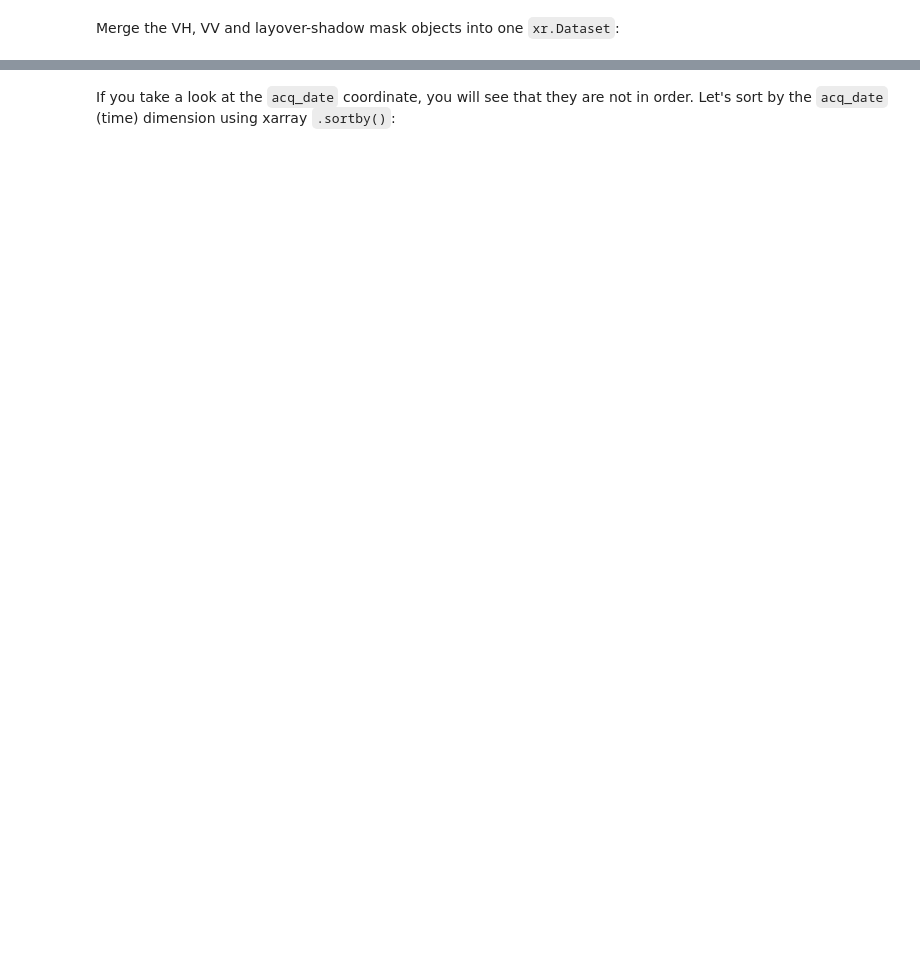
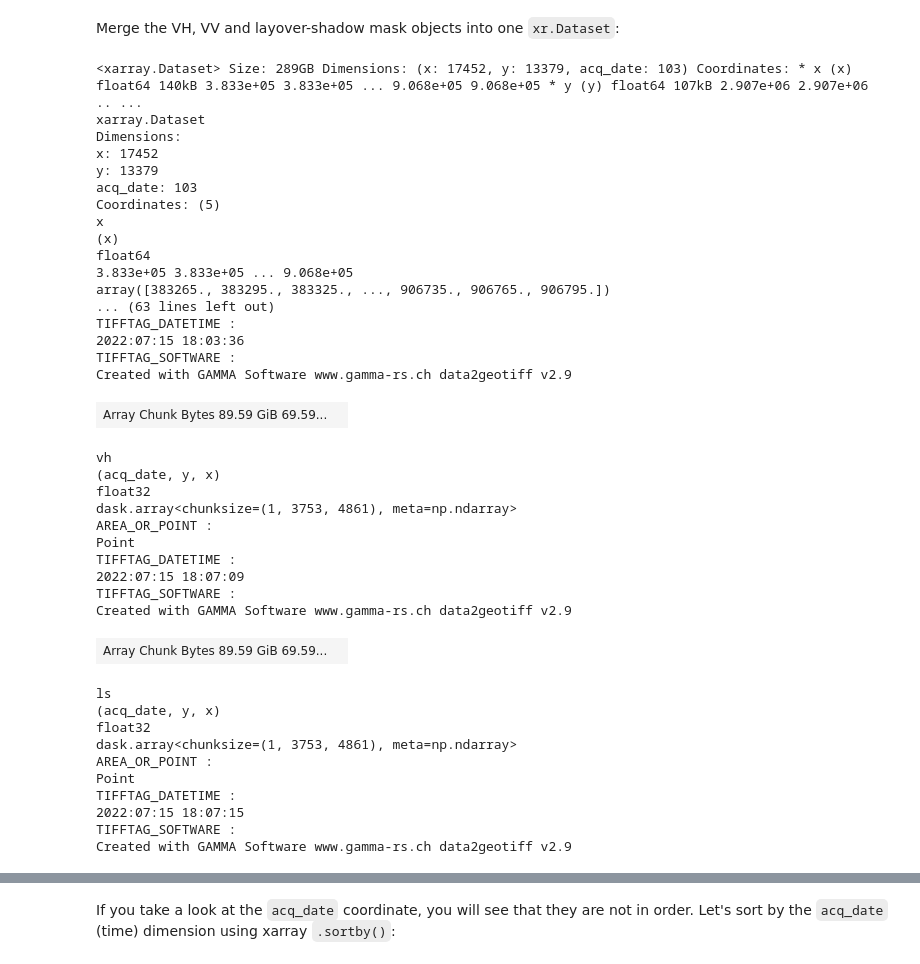
Before and after one commit to e-marshall/tutorials, a Jupyter notebook: book/endmatter/nbs/2_read_w_xropen_mfdataset.ipynb, the cells around one changed output, grey strips where cells are left out. Cells and saved outputs as stored; diff of their text form; code cells hidden in the pictures; blank space fills up the shorter version.

Commit message:
fix code in mfdataset nb

```diff
--- a/book/endmatter/nbs/2_read_w_xropen_mfdataset.ipynb
+++ b/book/endmatter/nbs/2_read_w_xropen_mfdataset.ipynb
@@ -369,7 +332,7 @@ dask.config.get("array.chunk-size")
 # %%
 asf_vh = xr.open_mfdataset(
     paths=filepaths_dict['vh'],
-    preprocess=preprocess_vh,
+    preprocess=preprocess_vh_partial,
     chunks="auto",
     engine="rasterio",
     data_vars="minimal",
@@ -385,12 +407,0 @@ Let's create both the VV and VH objects with `chunks=None` and see how it looks:
-# %%
-asf_vh = xr.open_mfdataset(
-    paths=filepaths_dict['vh'],
-    preprocess=preprocess_vh,
-    chunks=None,
-    engine="rasterio",
-    data_vars="minimal",
-    coords="minimal",
-    concat_dim="acq_date",
-    combine="nested",
-    parallel=True,
-)
@@ -399,24 +407,0 @@ asf_vh
-# %%
-asf_vv = xr.open_mfdataset(
-    paths=fpaths_vv,
-    preprocess=preprocess_vv,
-    chunks=None,
-    engine="rasterio",
-    data_vars="minimal",
-    coords="minimal",
-    concat_dim="acq_date",
-    combine="nested",
-    parallel=True,
-)
-# %%
-asf_ls = xr.open_mfdataset(
-    paths=fpaths_ls,
-    preprocess=preprocess_ls,
-    chunks=None,
-    engine="rasterio",
-    data_vars="minimal",
-    coords="minimal",
-    concat_dim="acq_date",
-    combine="nested",
-    parallel=True,
-)
@@ -437,6 +526,46 @@ print(asf_vv.acq_date[0].values)
 Merge the VH, VV and layover-shadow mask objects into one `xr.Dataset`:
 # %%
 asf_ds = xr.Dataset(
-    {"vv": asf_vv.vv, "vh": asf_vh.vh, "ls": asf_ls.layover_shadow_mask}
+    {"vv": asf_vv.vv, "vh": asf_vh.vh, "ls": asf_ls.ls_map}
 )
 asf_ds
+# %% [output]
+<xarray.Dataset> Size: 289GB Dimensions: (x: 17452, y: 13379, acq_date: 103) Coordinates: * x (x) float64 140kB 3.833e+05 3.833e+05 ... 9.068e+05 9.068e+05 * y (y) float64 107kB 2.907e+06 2.907e+06 .. ...
+xarray.Dataset
+Dimensions:
+x: 17452
+y: 13379
+acq_date: 103
+Coordinates: (5)
+x
+(x)
+float64
+3.833e+05 3.833e+05 ... 9.068e+05
+array([383265., 383295., 383325., ..., 906735., 906765., 906795.])
+... (63 lines left out)
+TIFFTAG_DATETIME :
+2022:07:15 18:03:36
+TIFFTAG_SOFTWARE :
+Created with GAMMA Software www.gamma-rs.ch data2geotiff v2.9
+| Array Chunk Bytes 89.59 GiB 69.59... |  |
+vh
+(acq_date, y, x)
+float32
+dask.array<chunksize=(1, 3753, 4861), meta=np.ndarray>
+AREA_OR_POINT :
+Point
+TIFFTAG_DATETIME :
+2022:07:15 18:07:09
+TIFFTAG_SOFTWARE :
+Created with GAMMA Software www.gamma-rs.ch data2geotiff v2.9
+| Array Chunk Bytes 89.59 GiB 69.59... |  |
+ls
+(acq_date, y, x)
+float32
+dask.array<chunksize=(1, 3753, 4861), meta=np.ndarray>
+AREA_OR_POINT :
+Point
+TIFFTAG_DATETIME :
+2022:07:15 18:07:15
+TIFFTAG_SOFTWARE :
+Created with GAMMA Software www.gamma-rs.ch data2geotiff v2.9
```
Also changed, not shown: parts of 32 cells of this notebook.
